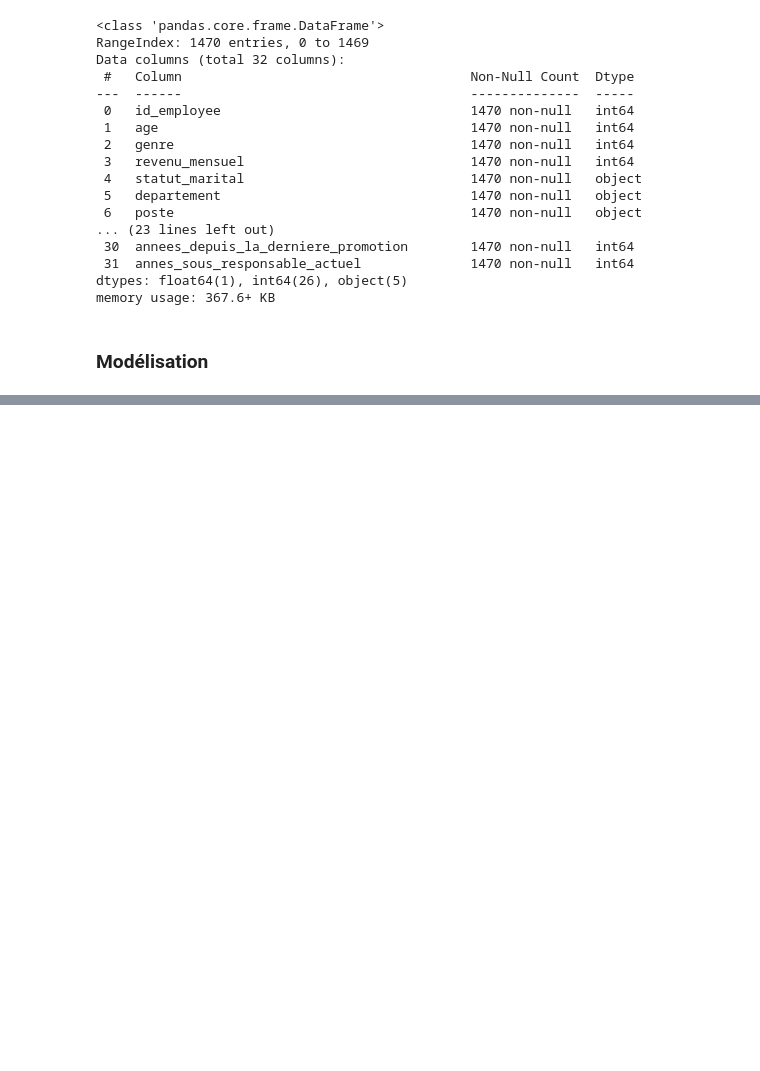
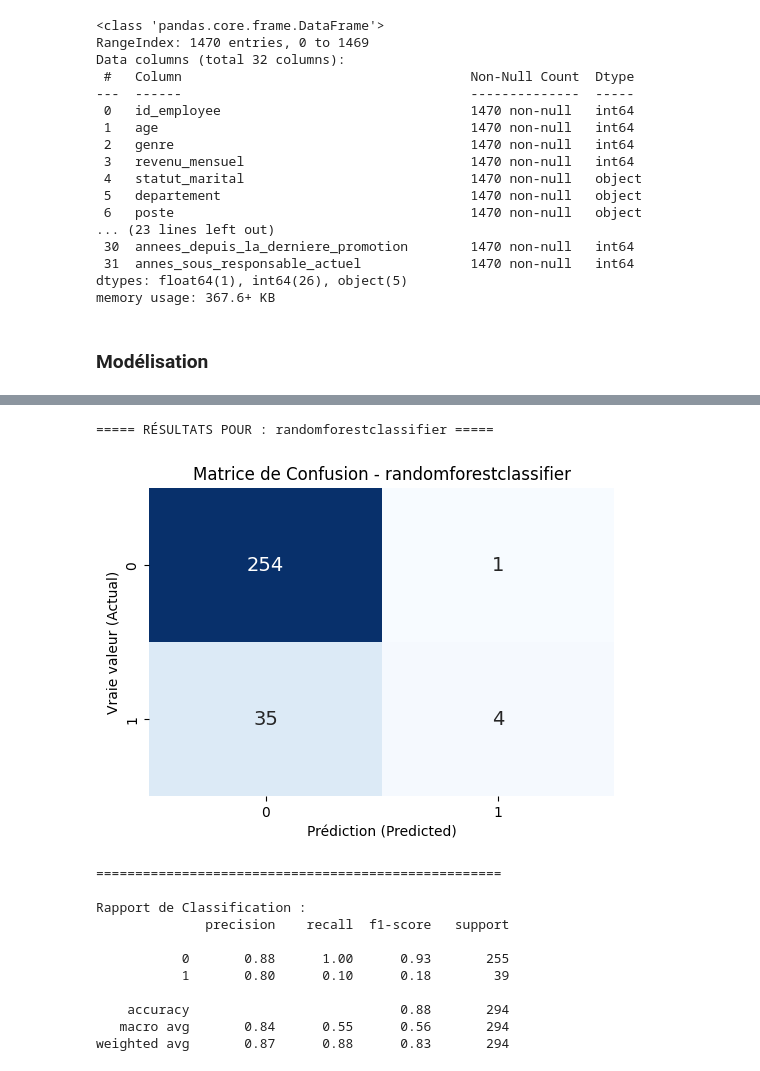
Before and after one commit to Soct/formation_OC, a Jupyter notebook: projet_4/test.ipynb, the cells around one changed output, grey strips where cells are left out. Cells and saved outputs as stored; diff of their text form; code cells hidden in the pictures; blank space fills up the shorter version.

```diff
--- a/projet_4/test.ipynb
+++ b/projet_4/test.ipynb
@@ -208,0 +288,16 @@ df = encode_column_with_onehot(df, "statut_marital")
+# %%
+y_test_actual, y_pred_actual = modele_classification(df, 'a_quitte_l_entreprise', 'randomforestclassifier')
+# %% [output]
+===== RÉSULTATS POUR : randomforestclassifier =====
+[figure, added]
+====================================================
+
+Rapport de Classification :
+              precision    recall  f1-score   support
+
+           0       0.88      1.00      0.93       255
+           1       0.80      0.10      0.18        39
+
+    accuracy                           0.88       294
+   macro avg       0.84      0.55      0.56       294
+weighted avg       0.87      0.88      0.83       294
```
Also changed, not shown: parts of 3 cells of this notebook.
